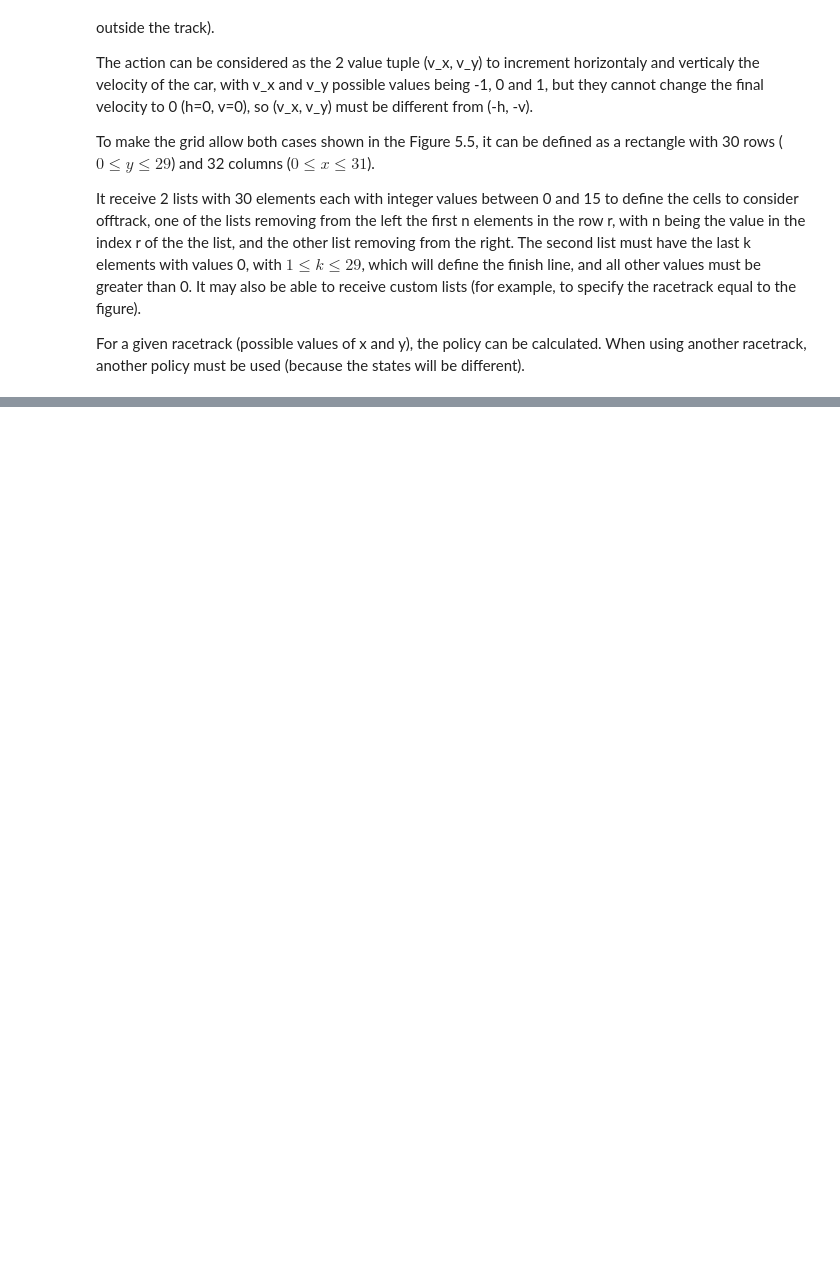
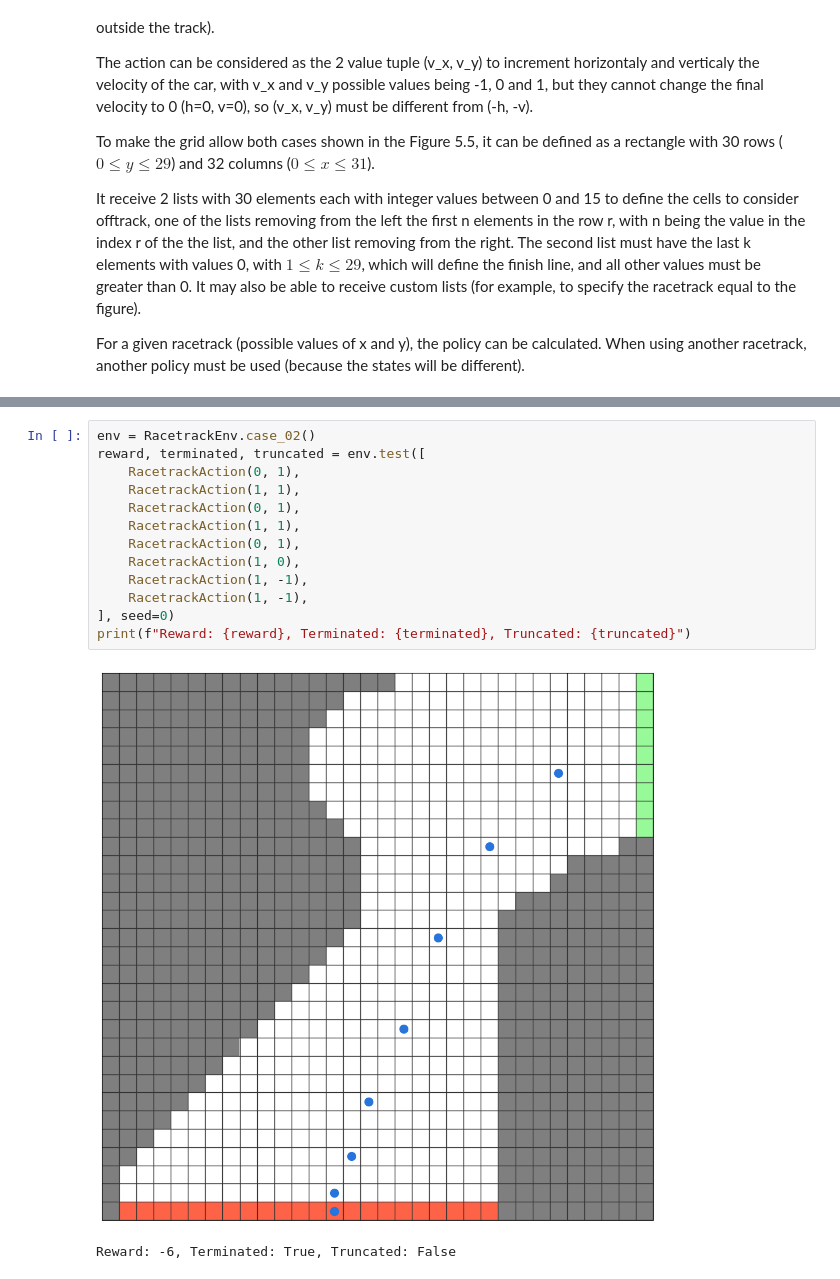
Before and after one commit to lucasbasquerotto/ml-demos, a Jupyter notebook: rl/ch05.ipynb, the cells around one changed output, grey strips where cells are left out. Saved outputs shown, nothing was run; the diff lists cells and outputs as text; blank space fills up the shorter version.

```diff
--- a/rl/ch05.ipynb
+++ b/rl/ch05.ipynb
@@ -502,0 +535,16 @@ env.test([
+# %%
+env = RacetrackEnv.case_02()
+reward, terminated, truncated = env.test([
+    RacetrackAction(0, 1),
+    RacetrackAction(1, 1),
+    RacetrackAction(0, 1),
+    RacetrackAction(1, 1),
+    RacetrackAction(0, 1),
+    RacetrackAction(1, 0),
+    RacetrackAction(1, -1),
+    RacetrackAction(1, -1),
+], seed=0)
+print(f"Reward: {reward}, Terminated: {terminated}, Truncated: {truncated}")
+# %% [output]
+[figure, added]
+Reward: -6, Terminated: True, Truncated: False
```
Also changed, not shown: parts of 2 cells of this notebook.
